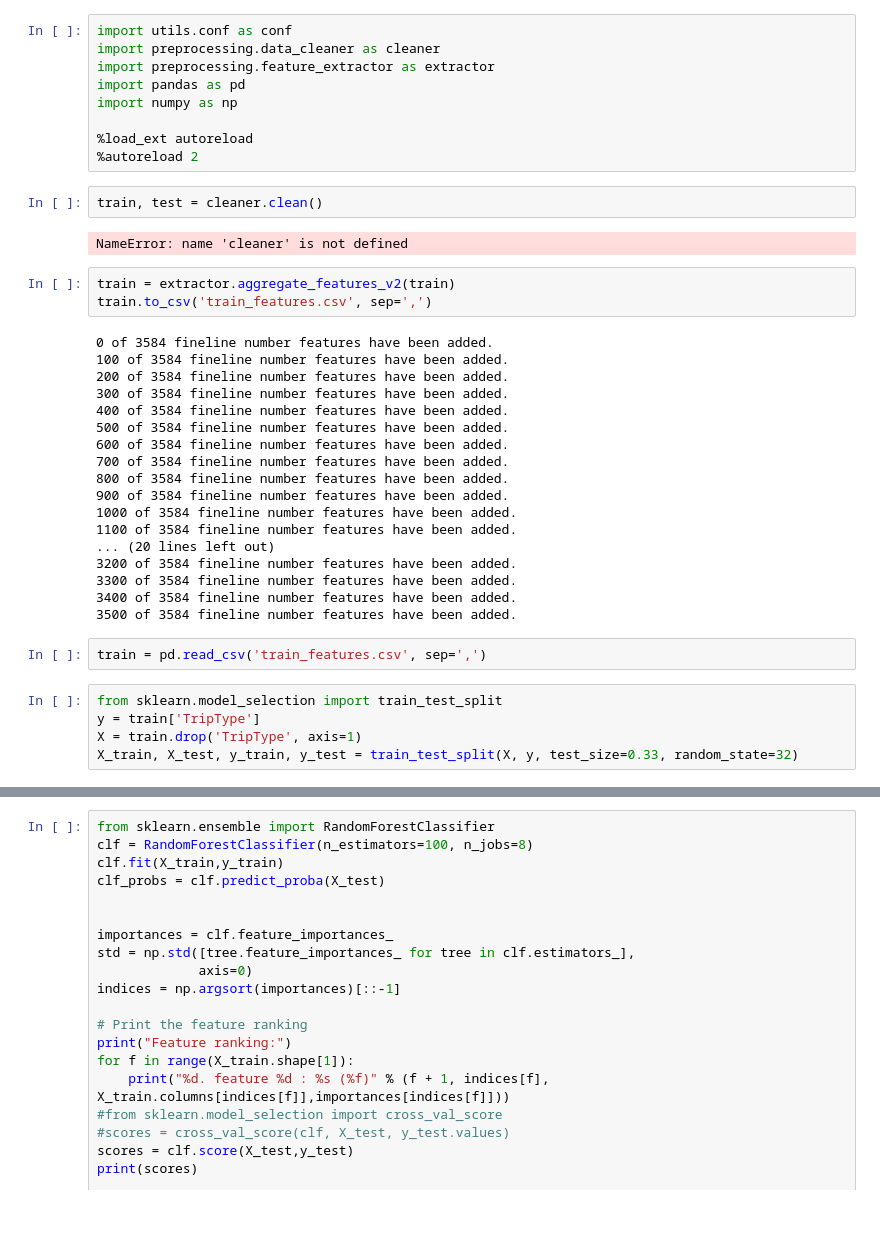
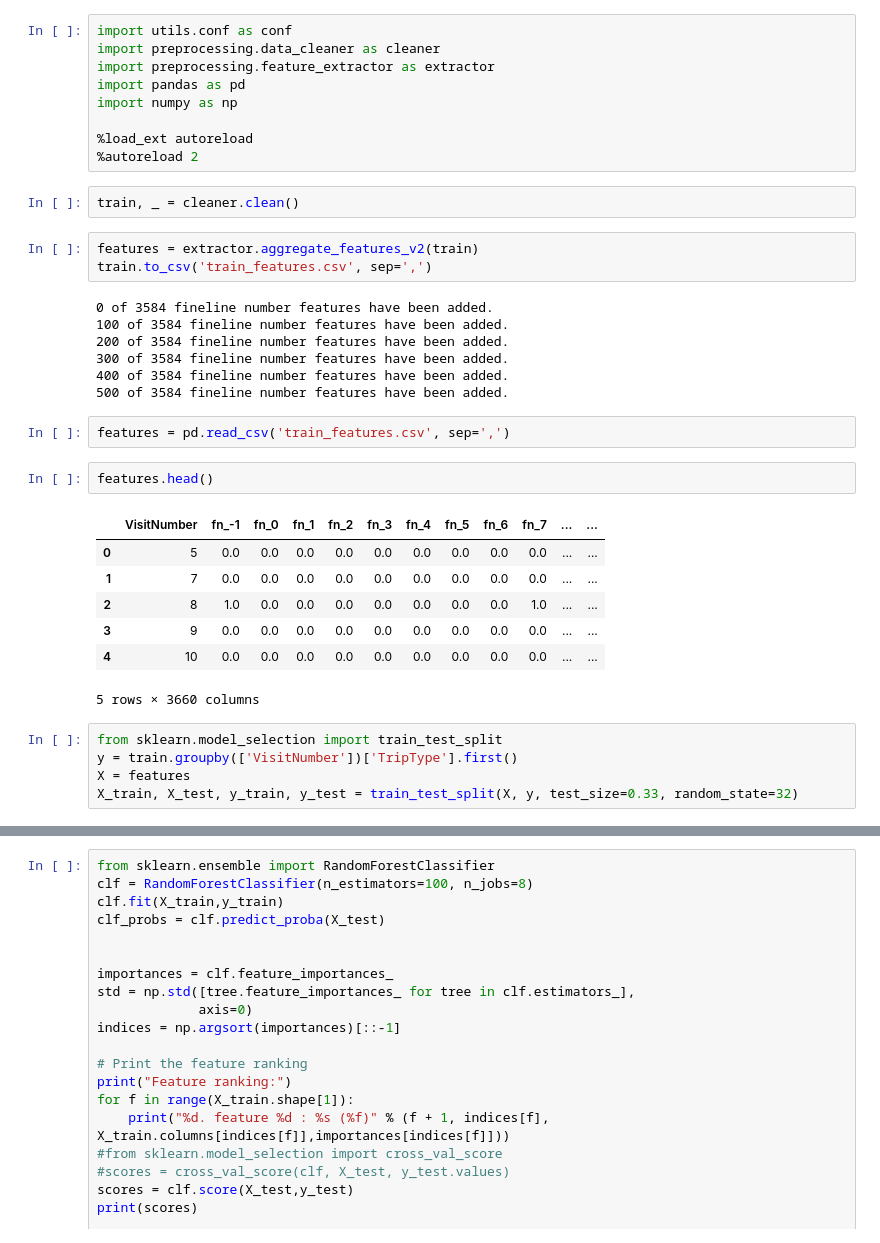
Before and after one commit to qianteng/JQXXXX, a Jupyter notebook: kaggle/modelers/wh/codebase/test_deck2.ipynb, the cells around one changed output, grey strips where cells are left out. Saved outputs shown, nothing was run; the diff lists cells and outputs as text; blank space fills up the shorter version.

```diff
--- a/kaggle/modelers/wh/codebase/test_deck2.ipynb
+++ b/kaggle/modelers/wh/codebase/test_deck2.ipynb
@@ -8,11 +8,9 @@ import numpy as np
 %load_ext autoreload
 %autoreload 2
 # %%
-train, test = cleaner.clean()
+train, _ = cleaner.clean()
-# %% [output]
-NameError: name 'cleaner' is not defined
 # %%
-train = extractor.aggregate_features_v2(train)
+features = extractor.aggregate_features_v2(train)
 train.to_csv('train_features.csv', sep=',')
 # %% [output]
 0 of 3584 fineline number features have been added.
@@ -21,21 +19,20 @@ train.to_csv('train_features.csv', sep=',')
 300 of 3584 fineline number features have been added.
 400 of 3584 fineline number features have been added.
 500 of 3584 fineline number features have been added.
-600 of 3584 fineline number features have been added.
-700 of 3584 fineline number features have been added.
-800 of 3584 fineline number features have been added.
-900 of 3584 fineline number features have been added.
-1000 of 3584 fineline number features have been added.
-1100 of 3584 fineline number features have been added.
-... (20 lines left out)
-3200 of 3584 fineline number features have been added.
-3300 of 3584 fineline number features have been added.
-3400 of 3584 fineline number features have been added.
-3500 of 3584 fineline number features have been added.
 # %%
-train = pd.read_csv('train_features.csv', sep=',')
+features = pd.read_csv('train_features.csv', sep=',')
+# %%
+features.head()
+# %% [output]
+|  | VisitNumber | fn_-1 | fn_0 | fn_1 | fn_2 | fn_3 | fn_4 | fn_5 | fn_6 | fn_7 | ... | ... |
+| 0 | 5 | 0.0 | 0.0 | 0.0 | 0.0 | 0.0 | 0.0 | 0.0 | 0.0 | 0.0 | ... | ... |
+| 1 | 7 | 0.0 | 0.0 | 0.0 | 0.0 | 0.0 | 0.0 | 0.0 | 0.0 | 0.0 | ... | ... |
+| 2 | 8 | 1.0 | 0.0 | 0.0 | 0.0 | 0.0 | 0.0 | 0.0 | 0.0 | 1.0 | ... | ... |
+| 3 | 9 | 0.0 | 0.0 | 0.0 | 0.0 | 0.0 | 0.0 | 0.0 | 0.0 | 0.0 | ... | ... |
+| 4 | 10 | 0.0 | 0.0 | 0.0 | 0.0 | 0.0 | 0.0 | 0.0 | 0.0 | 0.0 | ... | ... |
+5 rows × 3660 columns
 # %%
 from sklearn.model_selection import train_test_split
-y = train['TripType']
-X = train.drop('TripType', axis=1)
+y = train.groupby(['VisitNumber'])['TripType'].first()
+X = features
 X_train, X_test, y_train, y_test = train_test_split(X, y, test_size=0.33, random_state=32)
```
Also changed, not shown: parts of 6 cells of this notebook, 6 other files.
